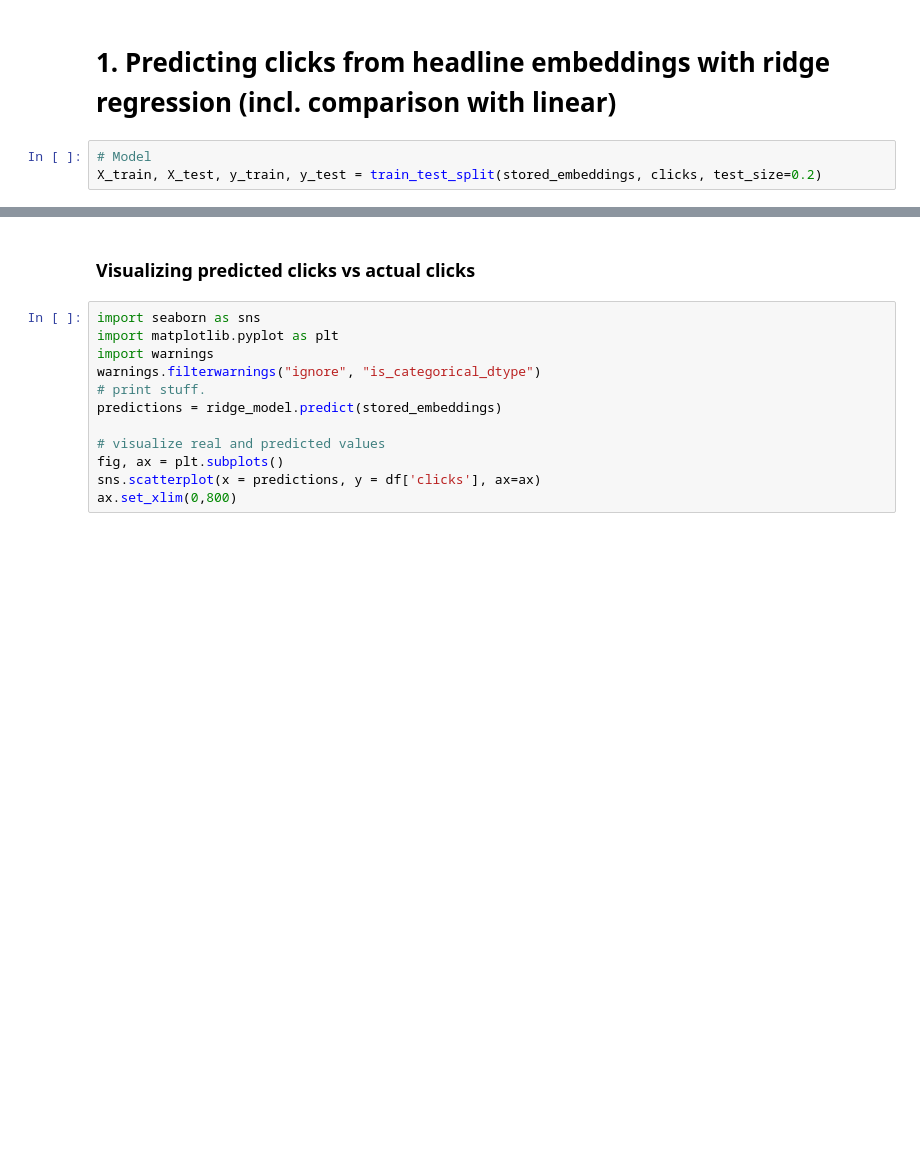
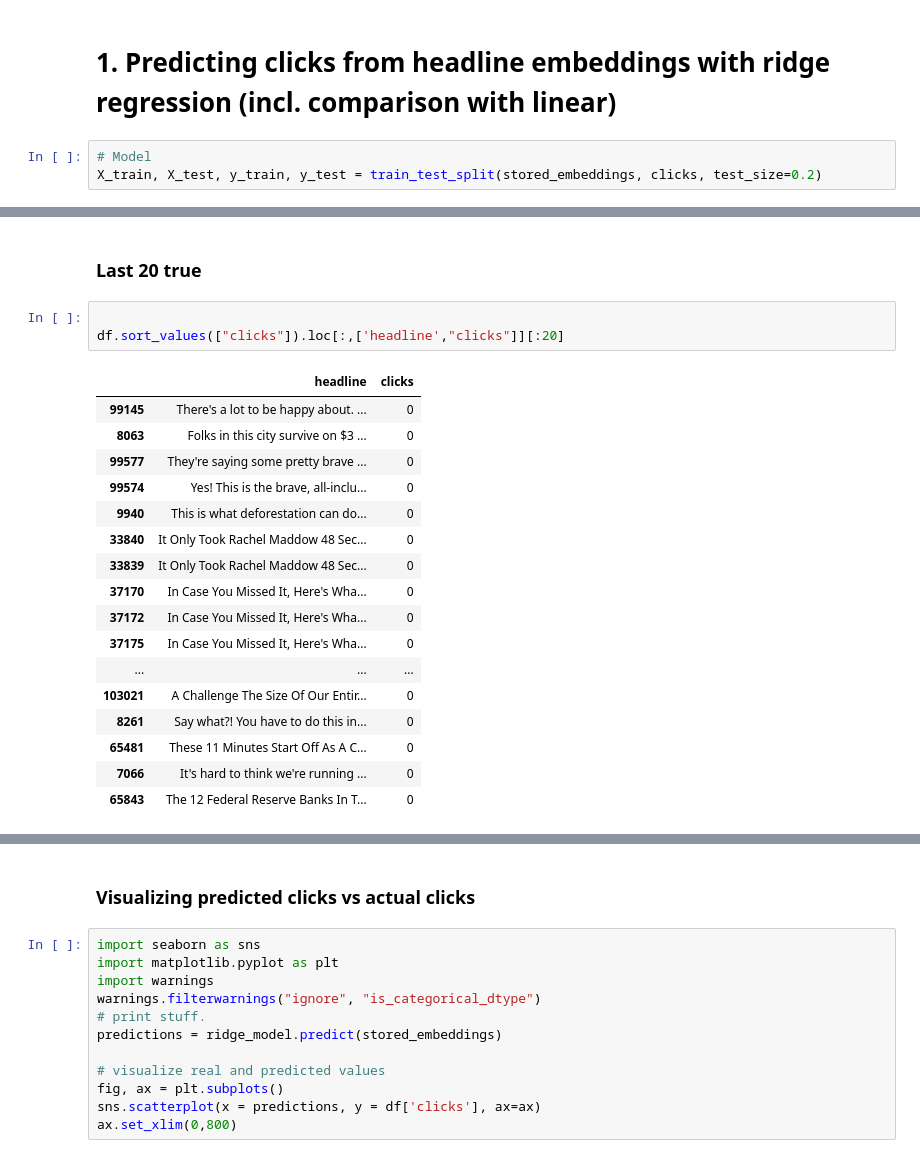
Before and after one commit to antschum/causal_headline_evaluator, a Jupyter notebook: 2023-28-11-Meeting.ipynb, the cells around one changed output, grey strips where cells are left out. Drawn from its saved outputs; the diff is of its cells as text; blank space fills up the shorter version.

```diff
--- a/2023-28-11-Meeting.ipynb
+++ b/2023-28-11-Meeting.ipynb
@@ -93,0 +167,23 @@ Ridge Regression R2 for click difference: 0.1563075208628737
+# %% [markdown]
+### Last 20 true
+# %%
+
+df.sort_values(["clicks"]).loc[:,['headline',"clicks"]][:20]
+# %% [output]
+|  | headline | clicks |
+| 99145 | There's a lot to be happy about. ... | 0 |
+| 8063 | Folks in this city survive on $3 ... | 0 |
+| 99577 | They're saying some pretty brave ... | 0 |
+| 99574 | Yes! This is the brave, all-inclu... | 0 |
+| 9940 | This is what deforestation can do... | 0 |
+| 33840 | It Only Took Rachel Maddow 48 Sec... | 0 |
+| 33839 | It Only Took Rachel Maddow 48 Sec... | 0 |
+| 37170 | In Case You Missed It, Here's Wha... | 0 |
+| 37172 | In Case You Missed It, Here's Wha... | 0 |
+| 37175 | In Case You Missed It, Here's Wha... | 0 |
+| ... | ... | ... |
+| 103021 | A Challenge The Size Of Our Entir... | 0 |
+| 8261 | Say what?! You have to do this in... | 0 |
+| 65481 | These 11 Minutes Start Off As A C... | 0 |
+| 7066 | It's hard to think we're running ... | 0 |
+| 65843 | The 12 Federal Reserve Banks In T... | 0 |
```
Also changed, not shown: parts of 19 cells of this notebook, 1 other file.
